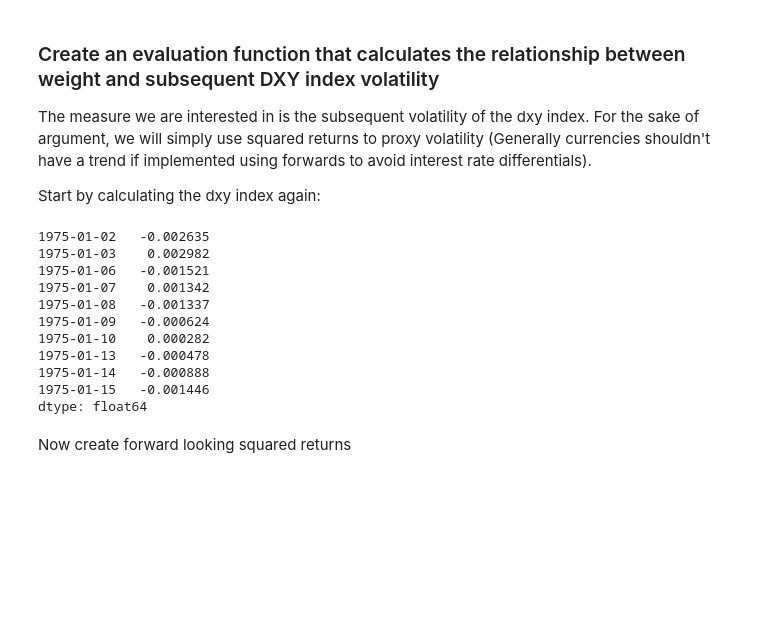
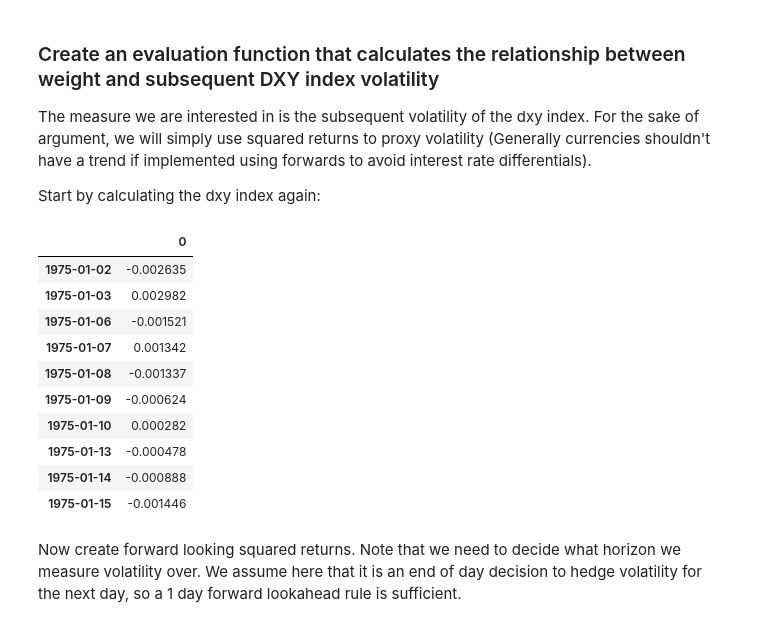
Before and after one commit to fintechsteve/modeling-volatility, a Jupyter notebook: Part_03_Modeling_Framework.ipynb, the cells around one changed output. Saved outputs shown, nothing was run; the diff lists cells and outputs as text; code cells hidden in the pictures; blank space fills up the shorter version.

```diff
--- a/Part_03_Modeling_Framework.ipynb
+++ b/Part_03_Modeling_Framework.ipynb
@@ -128,22 +128,22 @@ The measure we are interested in is the subsequent volatility of the dxy index.
 Start by calculating the dxy index again:
 # %%
 dxy_weight = [0, 0.119, 0.036, 0, 0.136, 0.576, 0, 0, 0.091]
-dxy = returns.dot(dxy_weight)
+dxy = pd.DataFrame(returns.dot(dxy_weight))
 dxy.head(10)
 # %% [output]
-1975-01-02   -0.002635
-1975-01-03    0.002982
-1975-01-06   -0.001521
-1975-01-07    0.001342
-1975-01-08   -0.001337
-1975-01-09   -0.000624
-1975-01-10    0.000282
-1975-01-13   -0.000478
-1975-01-14   -0.000888
-1975-01-15   -0.001446
-dtype: float64
+|  | 0 |
+| 1975-01-02 | -0.002635 |
+| 1975-01-03 | 0.002982 |
+| 1975-01-06 | -0.001521 |
+| 1975-01-07 | 0.001342 |
+| 1975-01-08 | -0.001337 |
+| 1975-01-09 | -0.000624 |
+| 1975-01-10 | 0.000282 |
+| 1975-01-13 | -0.000478 |
+| 1975-01-14 | -0.000888 |
+| 1975-01-15 | -0.001446 |
-# %% [markdown]
-Now create forward looking squared returns
+# %% [markdown]
+Now create forward looking squared returns. Note that we need to decide what horizon we measure volatility over. We assume here that it is an end of day decision to hedge volatility for the next day, so a 1 day forward lookahead rule is sufficient.
 # %%
 dxy_forward = dxy.shift(-1)
 dxy_forward_sq = dxy_forward**2
```
Also changed, not shown: parts of 20 cells of this notebook.
